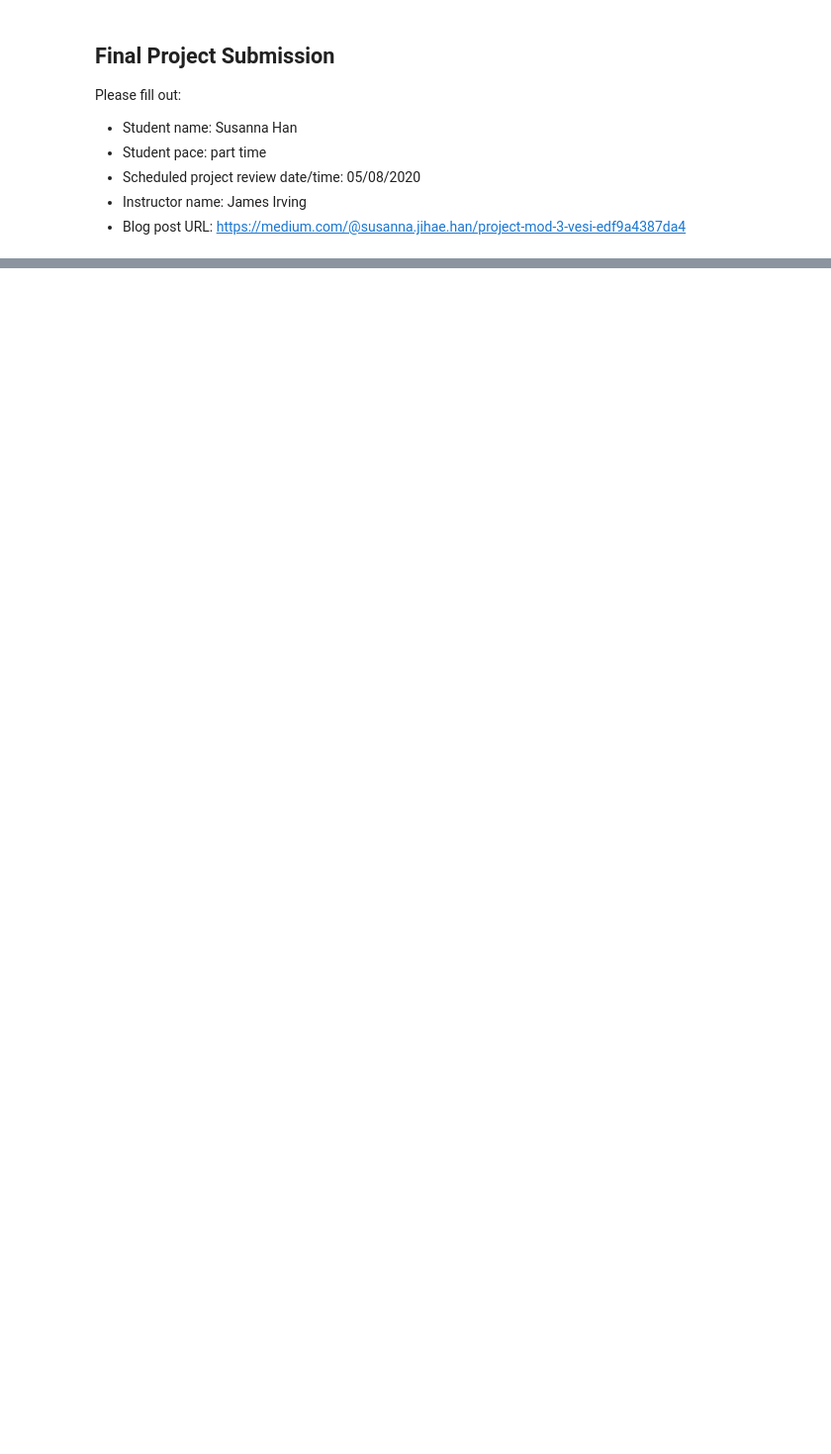
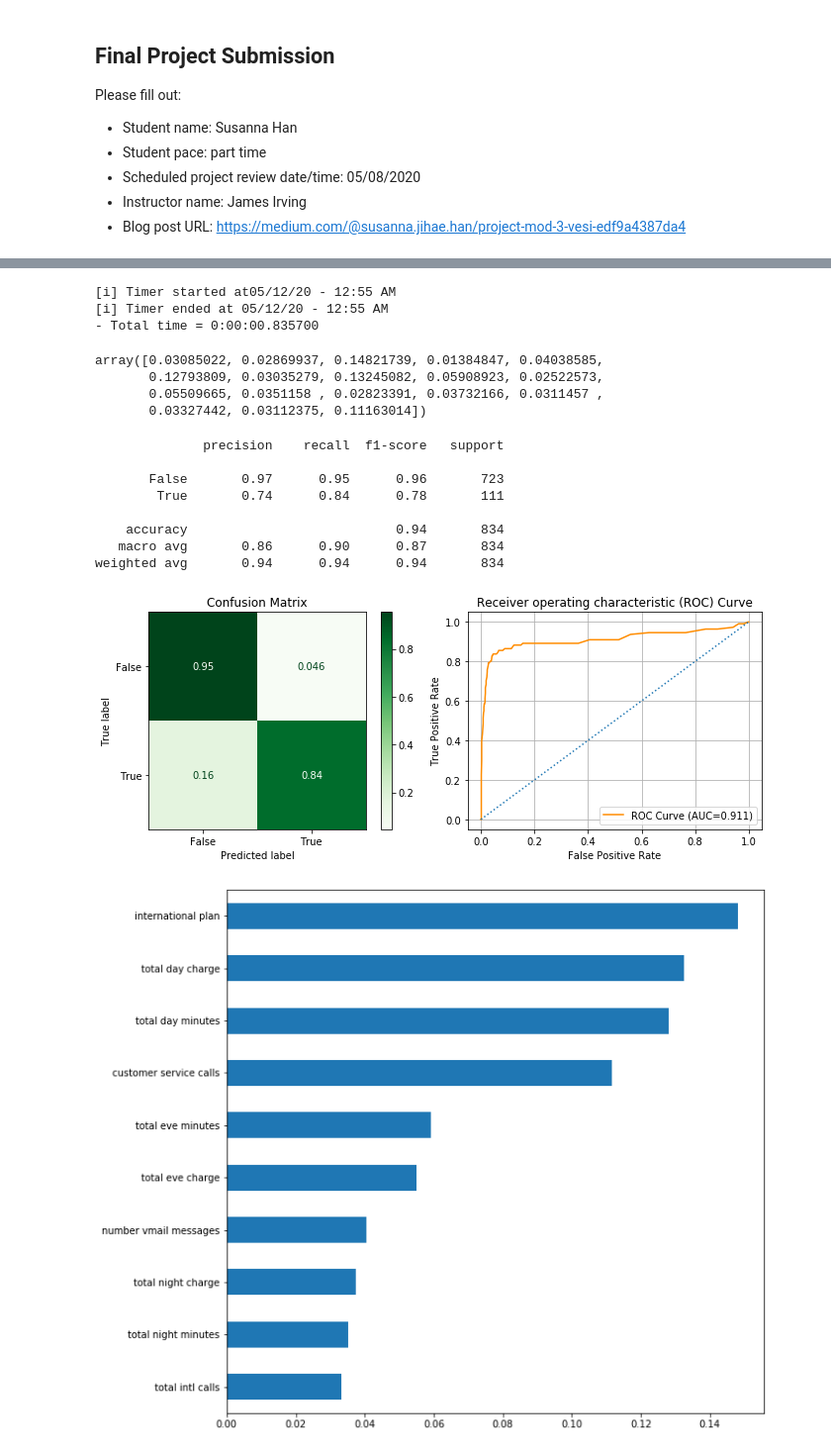
Before and after one commit to ohsusanna93/dsc-mod-3-project-v2-1-online-ds-pt-100719, a Jupyter notebook: student.ipynb, the cells around one changed output, grey strips where cells are left out. Shown: that part at 99% size. Drawn from its saved outputs; the diff is of its cells as text; code cells hidden in the pictures; blank space fills up the shorter version.

```diff
--- a/student.ipynb
+++ b/student.ipynb
@@ -80,0 +272,6 @@ Name: churn, dtype: int64
+# %%
+y = df['churn']
+X = df.drop('churn', axis=1)
+#split the outcome and predictor variables to analyze data.
+# %%
+X_train, X_test, y_train, y_test = train_test_split(X, y, test_size = .25, random_state = 123)
@@ -80,0 +285,4 @@ Name: churn, dtype: int64
+# %%
+smote = SMOTE()
+X_train, y_train = smote.fit_sample(X_train, y_train)
+#balancing the train dataset to train the machine more equally.
@@ -80,0 +298,18 @@ Name: churn, dtype: int64
+# %%
+timer = Timer()
+timer.start()
+
+tree_clf = RandomForestClassifier()
+tree_clf.fit(X_train, y_train)
+timer.stop()
+# %% [output]
+[i] Timer started at05/12/20 - 12:55 AM
+[i] Timer ended at 05/12/20 - 12:55 AM
+- Total time = 0:00:00.835700
+# %%
+tree_clf.feature_importances_
+# %% [output]
+array([0.03085022, 0.02869937, 0.14821739, 0.01384847, 0.04038585,
+       0.12793809, 0.03035279, 0.13245082, 0.05908923, 0.02522573,
+       0.05509665, 0.0351158 , 0.02823391, 0.03732166, 0.0311457 ,
+       0.03327442, 0.03112375, 0.11163014])
@@ -80,0 +318,15 @@ Name: churn, dtype: int64
+# %%
+y_hat_test = tree_clf.predict(X_test)
+#predictions
+evaluate_model(y_test, y_hat_test, X_test, tree_clf)
+# %% [output]
+              precision    recall  f1-score   support
+
+       False       0.97      0.95      0.96       723
+        True       0.74      0.84      0.78       111
+
+    accuracy                           0.94       834
+   macro avg       0.86      0.90      0.87       834
+weighted avg       0.94      0.94      0.94       834
+[figure, added]
+[figure, added]
```
Also changed, not shown: parts of 51 cells of this notebook, 3 other files.
